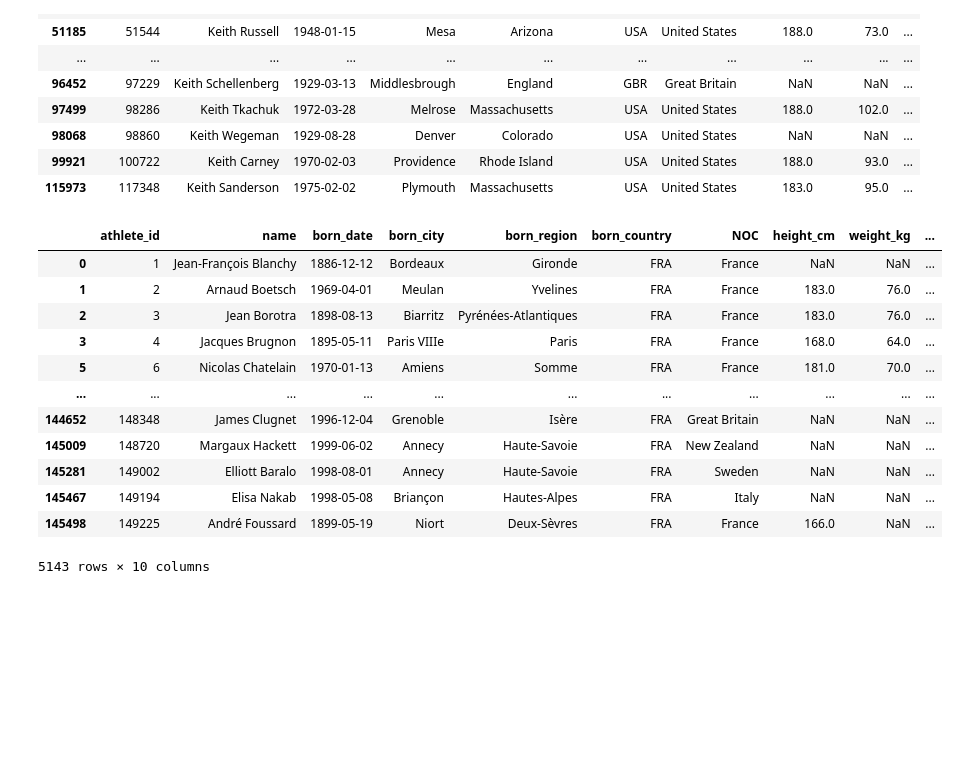
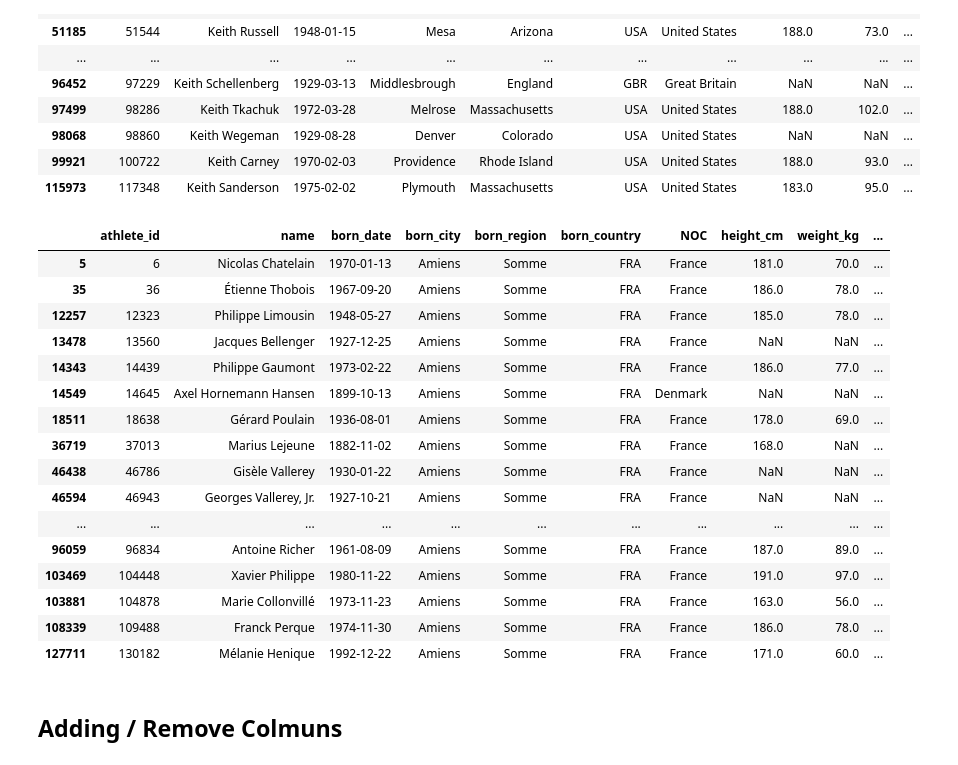
Before and after one commit to krasigarev/Pandas_tutorial, a Jupyter notebook: first_file.ipynb, the cells around one changed output. Cells and saved outputs as stored; diff of their text form; code cells hidden in the pictures; blank space fills up the shorter version.

```diff
--- a/first_file.ipynb
+++ b/first_file.ipynb
@@ -661,18 +661,24 @@ bios[bios["born_country"].isin(["USA", "FRA", "GBR"]) & (bios["name"].str.starts
 | 99921 | 100722 | Keith Carney | 1970-02-03 | Providence | Rhode Island | USA | United States | 188.0 | 93.0 | ... |
 | 115973 | 117348 | Keith Sanderson | 1975-02-02 | Plymouth | Massachusetts | USA | United States | 183.0 | 95.0 | ... |
 # %%
-bios.query('born_country == "FRA"')
+bios.query('born_country == "FRA" and born_city == "Amiens"')
 # %% [output]
 |  | athlete_id | name | born_date | born_city | born_region | born_country | NOC | height_cm | weight_kg | ... |
-| 0 | 1 | Jean-François Blanchy | 1886-12-12 | Bordeaux | Gironde | FRA | France | NaN | NaN | ... |
-| 1 | 2 | Arnaud Boetsch | 1969-04-01 | Meulan | Yvelines | FRA | France | 183.0 | 76.0 | ... |
-| 2 | 3 | Jean Borotra | 1898-08-13 | Biarritz | Pyrénées-Atlantiques | FRA | France | 183.0 | 76.0 | ... |
-| 3 | 4 | Jacques Brugnon | 1895-05-11 | Paris VIIIe | Paris | FRA | France | 168.0 | 64.0 | ... |
 | 5 | 6 | Nicolas Chatelain | 1970-01-13 | Amiens | Somme | FRA | France | 181.0 | 70.0 | ... |
+| 35 | 36 | Étienne Thobois | 1967-09-20 | Amiens | Somme | FRA | France | 186.0 | 78.0 | ... |
+| 12257 | 12323 | Philippe Limousin | 1948-05-27 | Amiens | Somme | FRA | France | 185.0 | 78.0 | ... |
+| 13478 | 13560 | Jacques Bellenger | 1927-12-25 | Amiens | Somme | FRA | France | NaN | NaN | ... |
+| 14343 | 14439 | Philippe Gaumont | 1973-02-22 | Amiens | Somme | FRA | France | 186.0 | 77.0 | ... |
+| 14549 | 14645 | Axel Hornemann Hansen | 1899-10-13 | Amiens | Somme | FRA | Denmark | NaN | NaN | ... |
+| 18511 | 18638 | Gérard Poulain | 1936-08-01 | Amiens | Somme | FRA | France | 178.0 | 69.0 | ... |
+| 36719 | 37013 | Marius Lejeune | 1882-11-02 | Amiens | Somme | FRA | France | 168.0 | NaN | ... |
+| 46438 | 46786 | Gisèle Vallerey | 1930-01-22 | Amiens | Somme | FRA | France | NaN | NaN | ... |
+| 46594 | 46943 | Georges Vallerey, Jr. | 1927-10-21 | Amiens | Somme | FRA | France | NaN | NaN | ... |
 | ... | ... | ... | ... | ... | ... | ... | ... | ... | ... | ... |
-| 144652 | 148348 | James Clugnet | 1996-12-04 | Grenoble | Isère | FRA | Great Britain | NaN | NaN | ... |
-| 145009 | 148720 | Margaux Hackett | 1999-06-02 | Annecy | Haute-Savoie | FRA | New Zealand | NaN | NaN | ... |
-| 145281 | 149002 | Elliott Baralo | 1998-08-01 | Annecy | Haute-Savoie | FRA | Sweden | NaN | NaN | ... |
-| 145467 | 149194 | Elisa Nakab | 1998-05-08 | Briançon | Hautes-Alpes | FRA | Italy | NaN | NaN | ... |
-| 145498 | 149225 | André Foussard | 1899-05-19 | Niort | Deux-Sèvres | FRA | France | 166.0 | NaN | ... |
+| 96059 | 96834 | Antoine Richer | 1961-08-09 | Amiens | Somme | FRA | France | 187.0 | 89.0 | ... |
+| 103469 | 104448 | Xavier Philippe | 1980-11-22 | Amiens | Somme | FRA | France | 191.0 | 97.0 | ... |
+| 103881 | 104878 | Marie Collonvillé | 1973-11-23 | Amiens | Somme | FRA | France | 163.0 | 56.0 | ... |
+| 108339 | 109488 | Franck Perque | 1974-11-30 | Amiens | Somme | FRA | France | 186.0 | 78.0 | ... |
+| 127711 | 130182 | Mélanie Henique | 1992-12-22 | Amiens | Somme | FRA | France | 171.0 | 60.0 | ... |
-5143 rows × 10 columns
+# %% [markdown]
+## Adding / Remove Colmuns
```
